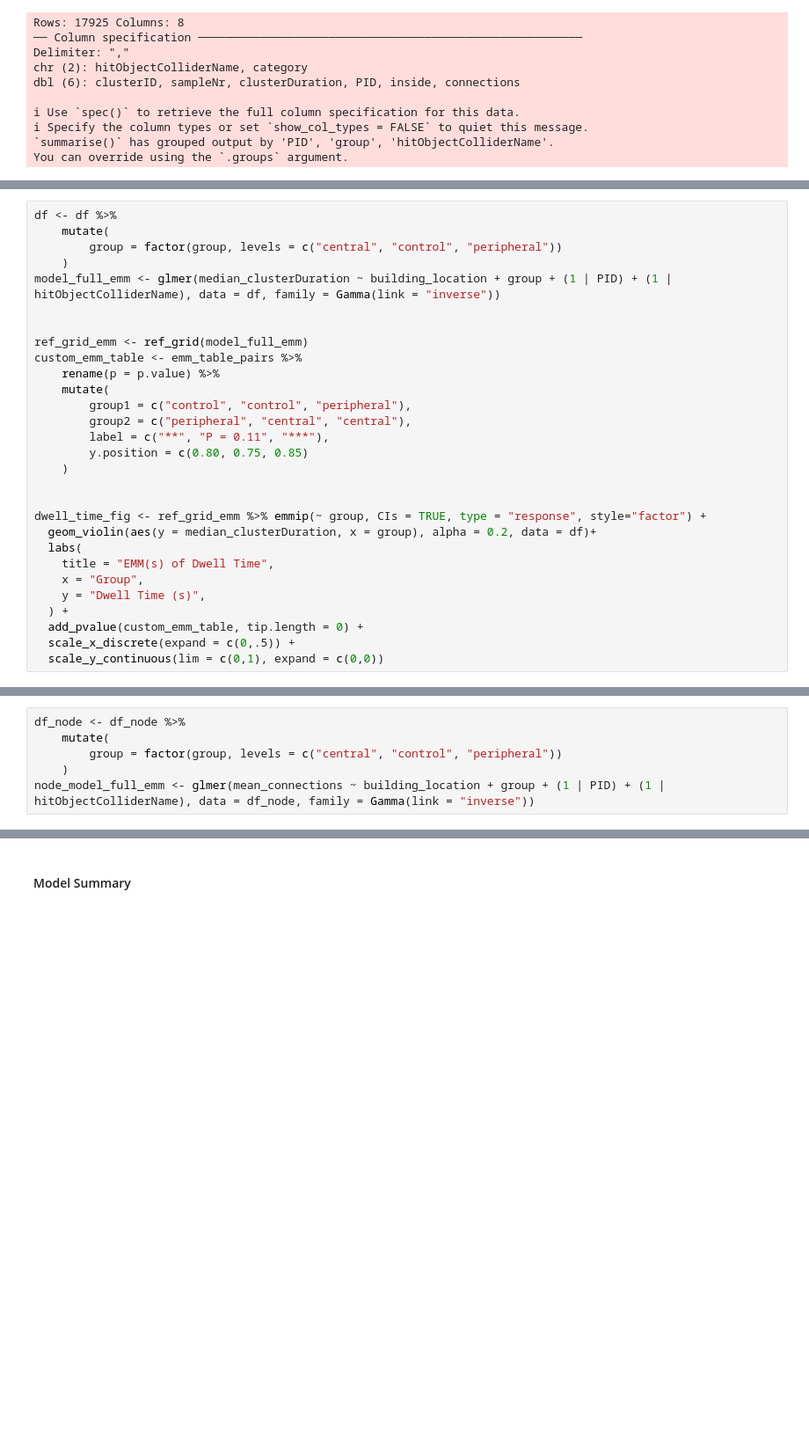
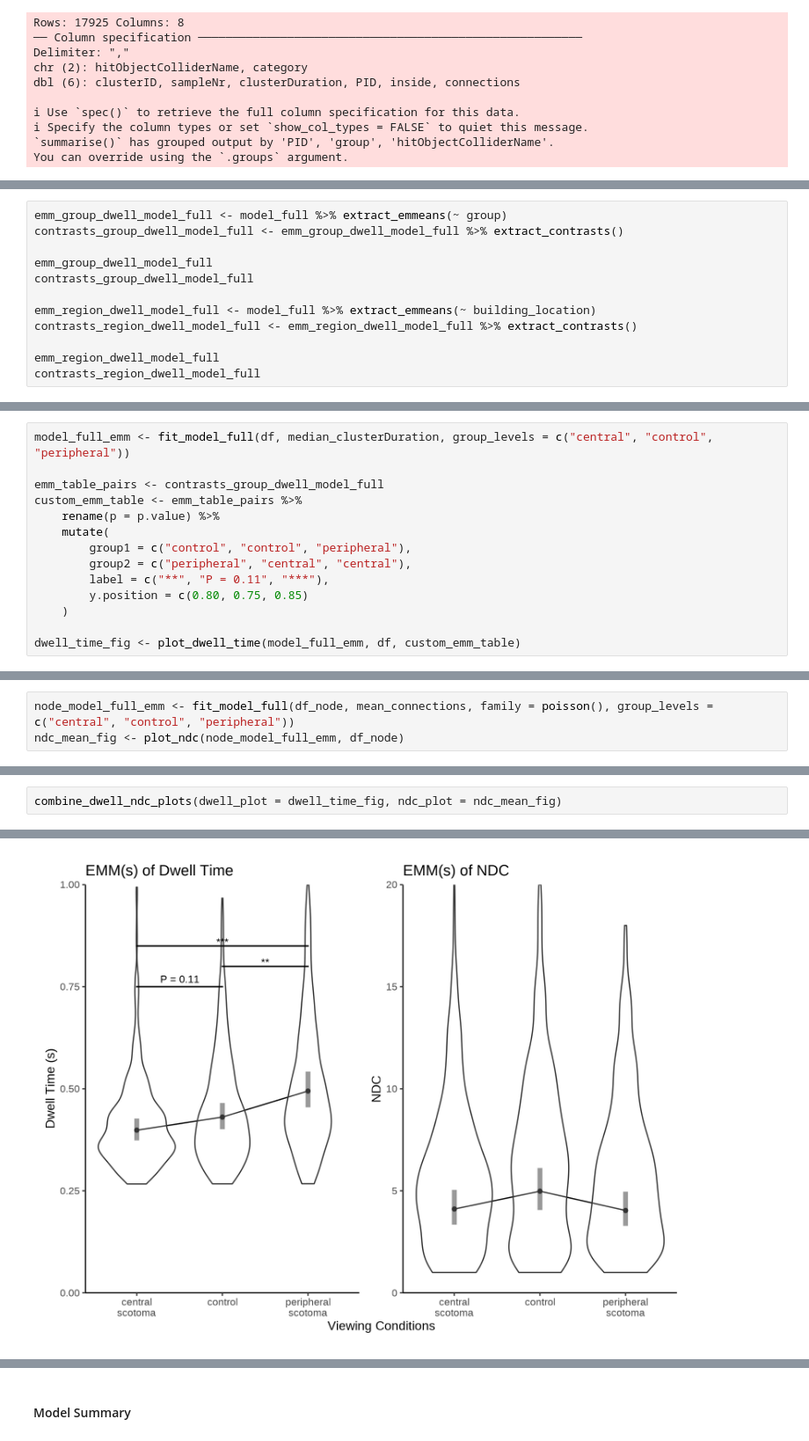
Before and after one commit to SanD94/VReGTrET, a Jupyter notebook: GraphTheory_ET_VR_Westbrueck/Analysis/raw_gaze_analysis/notebooks/results/results_scotoma.ipynb, the cells around one changed output, grey strips where cells are left out. Shown at 88% size. Cells and saved outputs as stored; diff of their text form; blank space fills up the shorter version.

```diff
--- a/GraphTheory_ET_VR_Westbrueck/Analysis/raw_gaze_analysis/notebooks/results/results_scotoma.ipynb
+++ b/GraphTheory_ET_VR_Westbrueck/Analysis/raw_gaze_analysis/notebooks/results/results_scotoma.ipynb
@@ -243,0 +134,12 @@ Results are averaged over the levels of: group
+# %%
+emm_group_dwell_model_full <- model_full %>% extract_emmeans(~ group)
+contrasts_group_dwell_model_full <- emm_group_dwell_model_full %>% extract_contrasts()
+
+emm_group_dwell_model_full
+contrasts_group_dwell_model_full
+
+emm_region_dwell_model_full <- model_full %>% extract_emmeans(~ building_location)
+contrasts_region_dwell_model_full <- emm_region_dwell_model_full %>% extract_contrasts()
+
+emm_region_dwell_model_full
+contrasts_region_dwell_model_full
@@ -244,12 +172,7 @@ Results are averaged over the levels of: group
 # %%
-df <- df %>%
-    mutate(
-        group = factor(group, levels = c("central", "control", "peripheral"))
-    )
-model_full_emm <- glmer(median_clusterDuration ~ building_location + group + (1 | PID) + (1 | hitObjectColliderName), data = df, family = Gamma(link = "inverse"))
+model_full_emm <- fit_model_full(df, median_clusterDuration, group_levels = c("central", "control", "peripheral"))
 
-
-ref_grid_emm <- ref_grid(model_full_emm)
+emm_table_pairs <- contrasts_group_dwell_model_full
 custom_emm_table <- emm_table_pairs %>%
     rename(p = p.value) %>%
     mutate(
@@ -259,14 +182,4 @@ custom_emm_table <- emm_table_pairs %>%
         y.position = c(0.80, 0.75, 0.85)
     )
 
-
-dwell_time_fig <- ref_grid_emm %>% emmip(~ group, CIs = TRUE, type = "response", style="factor") +
-  geom_violin(aes(y = median_clusterDuration, x = group), alpha = 0.2, data = df)+
-  labs(
-    title = "EMM(s) of Dwell Time",
-    x = "Group",
-    y = "Dwell Time (s)",
-  ) +
-  add_pvalue(custom_emm_table, tip.length = 0) +
-  scale_x_discrete(expand = c(0,.5)) +
-  scale_y_continuous(lim = c(0,1), expand = c(0,0))
+dwell_time_fig <- plot_dwell_time(model_full_emm, df, custom_emm_table)
@@ -273,6 +187,0 @@ dwell_time_fig <- ref_grid_emm %>% emmip(~ group, CIs = TRUE, type = "response",
-# %%
-df_node <- df_node %>%
-    mutate(
-        group = factor(group, levels = c("central", "control", "peripheral"))
-    )
-node_model_full_emm <- glmer(mean_connections ~ building_location + group + (1 | PID) + (1 | hitObjectColliderName), data = df_node, family = Gamma(link = "inverse"))
@@ -386,0 +188,3 @@ Warning message:
+# %%
+node_model_full_emm <- fit_model_full(df_node, mean_connections, family = poisson(), group_levels = c("central", "control", "peripheral"))
+ndc_mean_fig <- plot_ndc(node_model_full_emm, df_node)
@@ -386,0 +193,3 @@ Warning message:
+# %%
+combine_dwell_ndc_plots(dwell_plot = dwell_time_fig, ndc_plot = ndc_mean_fig)
+# %% [output]
@@ -386,0 +206 @@ Warning message:
+[figure, added]
```
Also changed, not shown: parts of 38 cells of this notebook.
